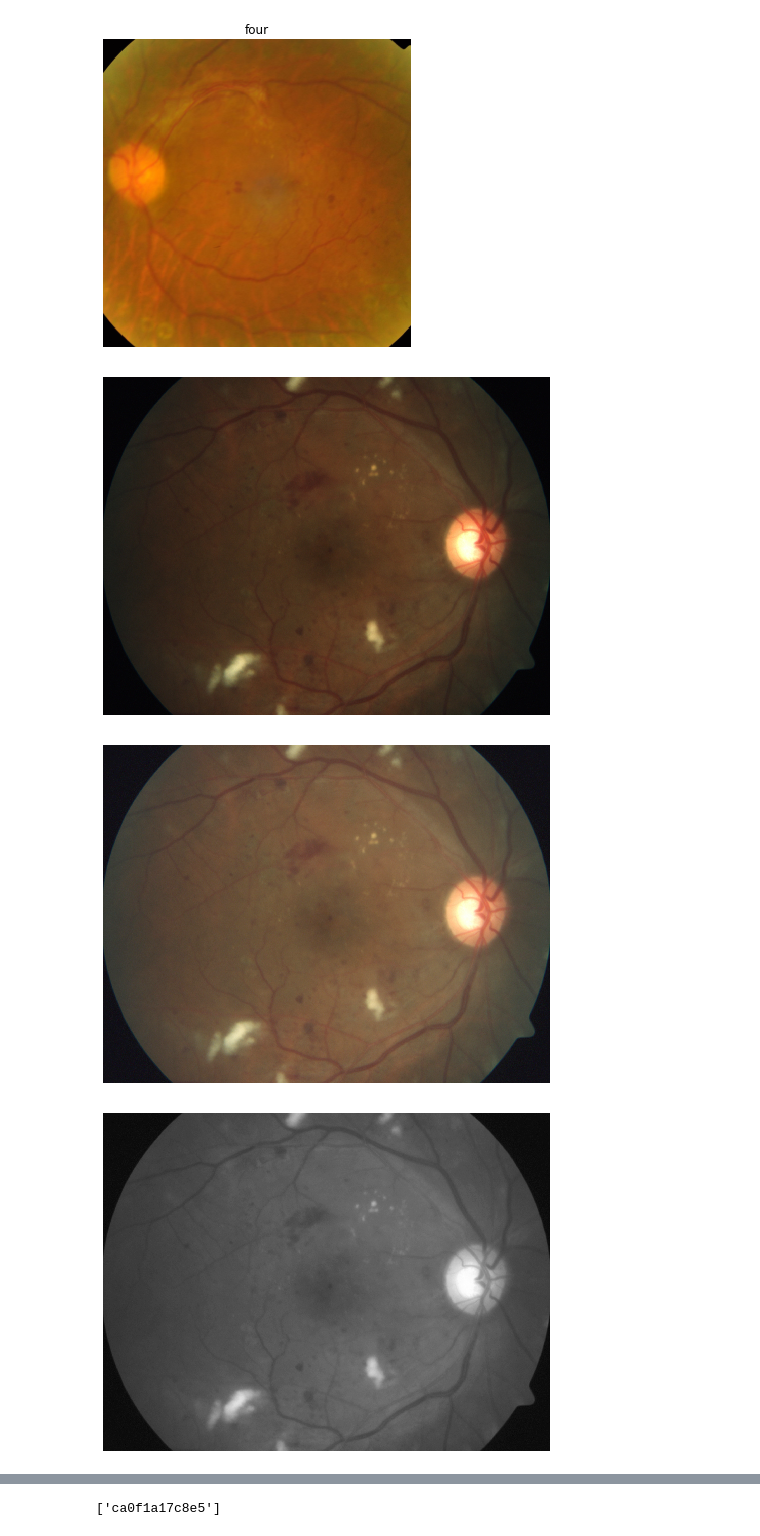
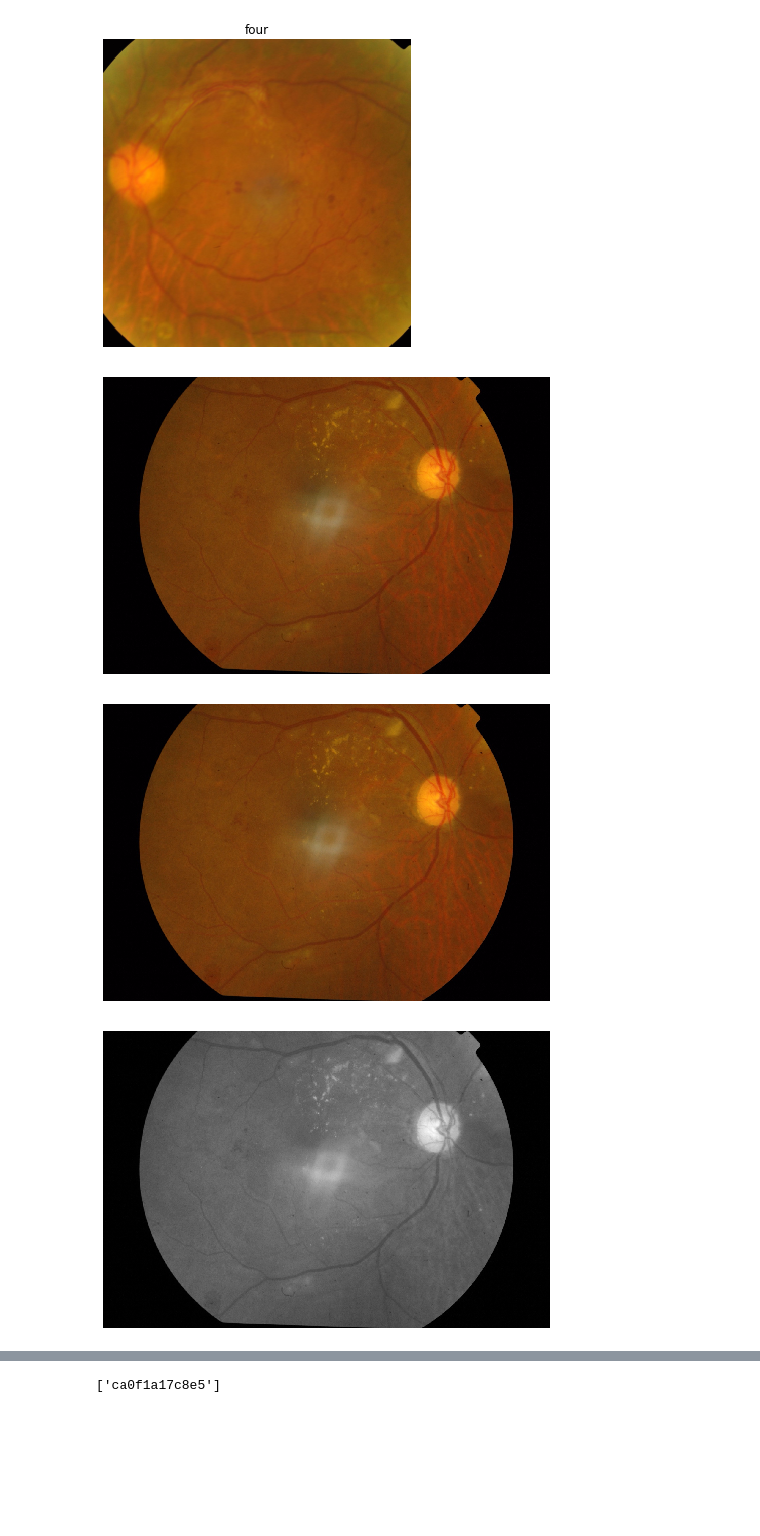
Before and after one commit to KarthikKothareddy/blindness_detection, a Jupyter notebook: blindness_detection.ipynb, the cells around one changed output, grey strips where cells are left out. Drawn from its saved outputs; the diff is of its cells as text; code cells hidden in the pictures; blank space fills up the shorter version.

Commit message:
added gamma correction

```diff
--- a/blindness_detection.ipynb
+++ b/blindness_detection.ipynb
@@ -153,36 +153,36 @@ def display(image, cmap=None, title=None):
 # %%
 def adjust_gamma(image, gamma=1.0):
     # build a lookup table mapping the pixel values [0, 255] to
     # their adjusted gamma values
     _gamma = 1.0 / gamma
     table = np.array(
         [((i / 255.0) ** _gamma) * 255 for i in np.arange(0, 256)]
     ).astype("uint8")
 
     # apply gamma correction using the lookup table
     return cv2.LUT(image, table)
 
 
-img = cv2.imread("train_images/{}.png".format(classes["three"][0]))
+img = cv2.imread("train_images/{}.png".format(classes["two"][0]))
 img = cv2.cvtColor(img, cv2.COLOR_BGR2RGB)
 display(img)
-g_img = adjust_gamma(image=img, gamma=1.5)
+g_img = adjust_gamma(image=img, gamma=1.0)
 display(g_img)
 img = cv2.cvtColor(g_img, cv2.COLOR_RGB2HSV)
 gray = cv2.cvtColor(g_img, cv2.COLOR_RGB2GRAY)
 display(gray, cmap="gray")
 #gray = cv2.GaussianBlur(gray, (5, 5), 0)
 #gray = cv2.equalizeHist(gray)
-display(img, title="HSV")
-H, S, V = cv2.split(img)
+#display(img, title="HSV")
+#H, S, V = cv2.split(img)
 #display(R, title="R")
 #display(G, title="G")
 #display(B, title="B")
-_V = cv2.equalizeHist(V)
-_img = cv2.cvtColor(cv2.merge([H, S, _V]), cv2.COLOR_HSV2RGB)
-display(_img)
-display(V)
+_img = cv2.equalizeHist(gray)
+#_img = cv2.cvtColor(cv2.merge([H, S, _V]), cv2.COLOR_HSV2RGB)
+display(_img, cmap="gray")
+#display(V)
 # %% [output]
-[figure, old version]
+[figure, new version]
-[figure, old version]
+[figure, new version]
-[figure, old version]
+[figure, new version]
```
Also changed, not shown: parts of 1 cell of this notebook.
